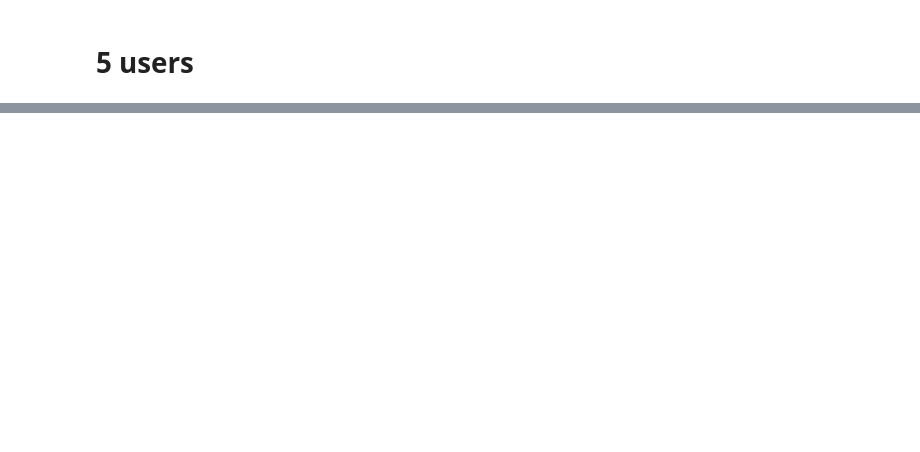
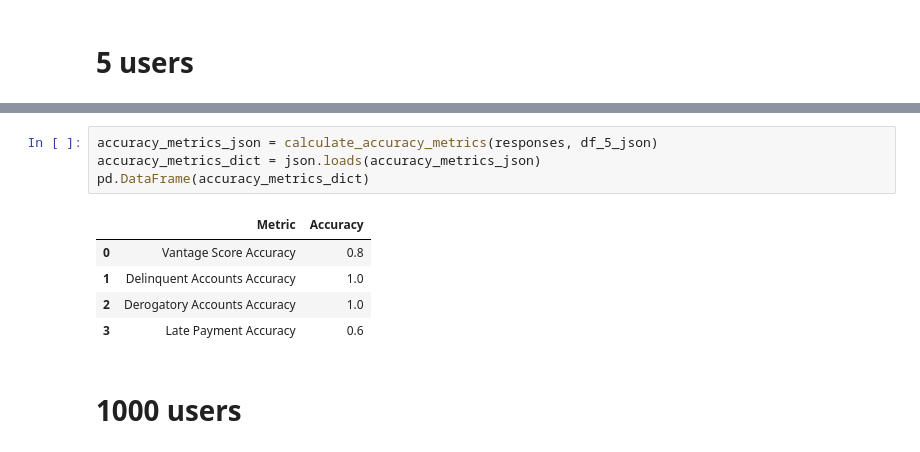
Before and after one commit to cfoo123/20250227-CM-POC, a Jupyter notebook: 01_exploration.ipynb, the cells around one changed output, grey strips where cells are left out. Drawn from its saved outputs; the diff is of its cells as text; blank space fills up the shorter version.

```diff
--- a/01_exploration.ipynb
+++ b/01_exploration.ipynb
@@ -783,0 +789,12 @@ Please ensure your final answer is supportive, understandable, and presented sol
+# %%
+accuracy_metrics_json = calculate_accuracy_metrics(responses, df_5_json)
+accuracy_metrics_dict = json.loads(accuracy_metrics_json)
+pd.DataFrame(accuracy_metrics_dict)
+# %% [output]
+|  | Metric | Accuracy |
+| 0 | Vantage Score Accuracy | 0.8 |
+| 1 | Delinquent Accounts Accuracy | 1.0 |
+| 2 | Derogatory Accounts Accuracy | 1.0 |
+| 3 | Late Payment Accuracy | 0.6 |
+# %% [markdown]
+# 1000 users
```
Also changed, not shown: parts of 28 cells of this notebook, 1 other file.
